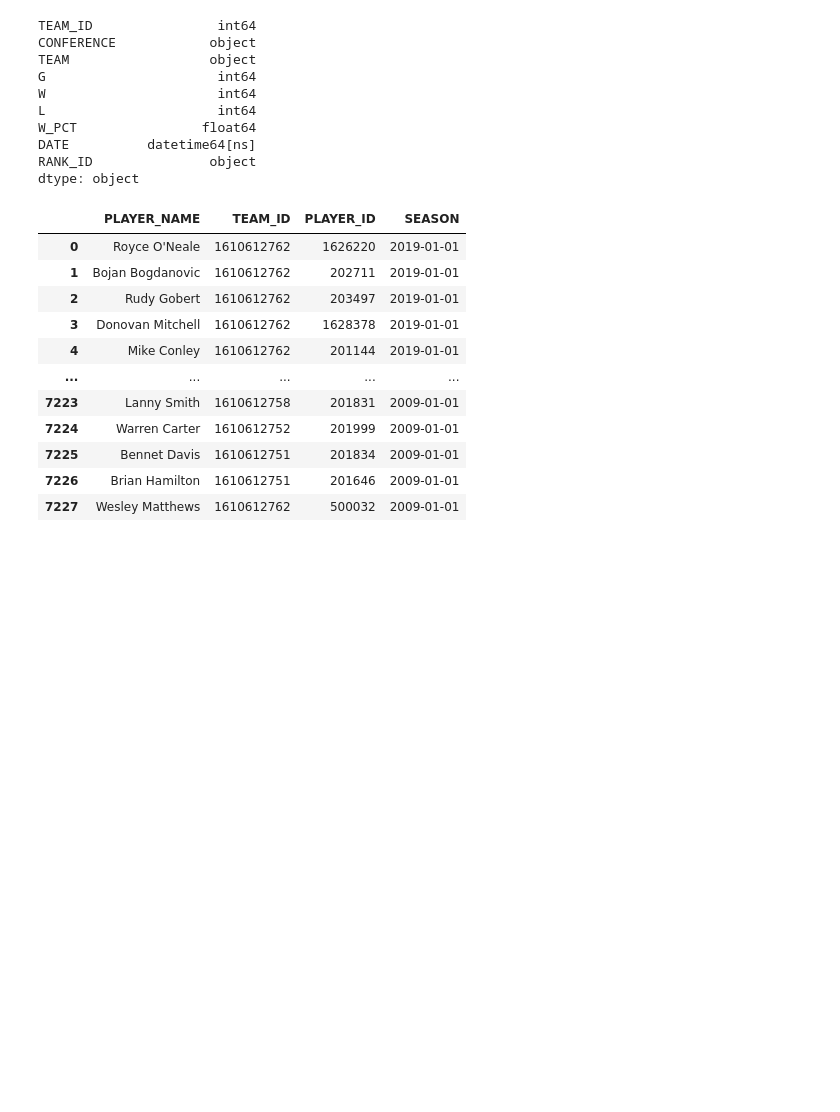
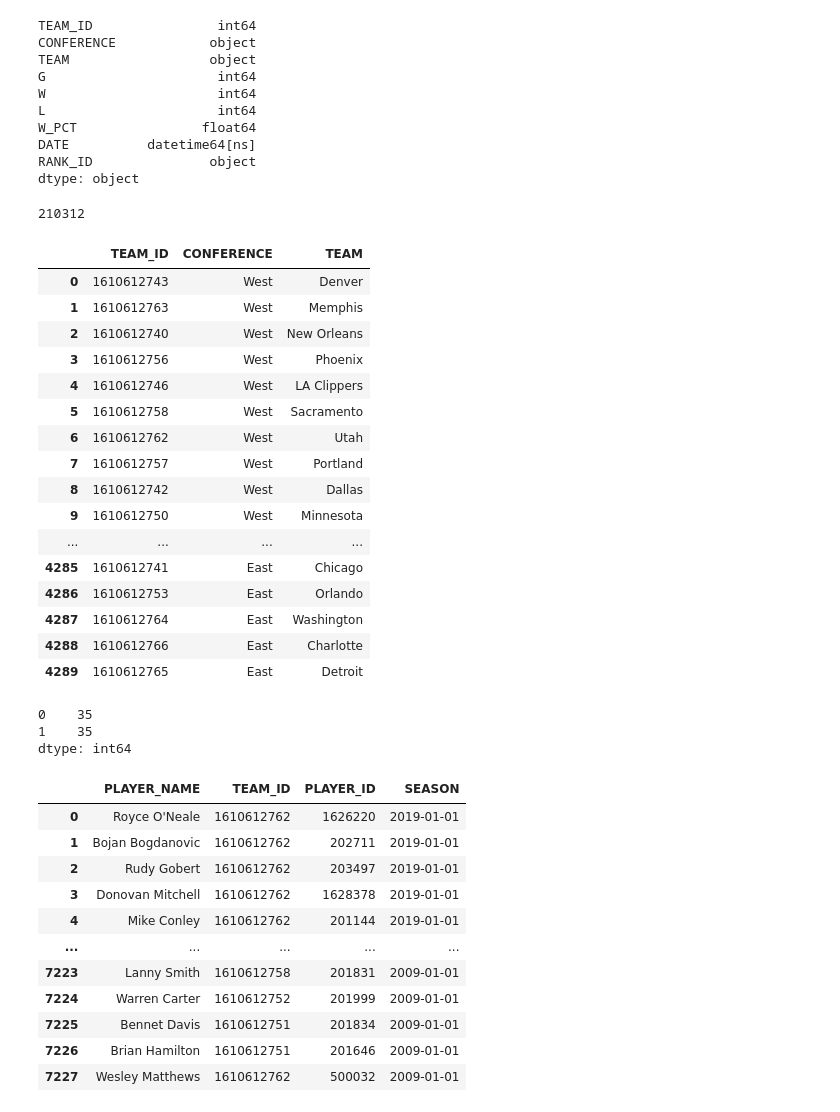
Before and after one commit to mrneuenschwander/Bootcamp-Final-Project, a Jupyter notebook: jupyter/emprrs_washboard.ipynb, the cells around one changed output. Drawn from its saved outputs; the diff is of its cells as text; code cells hidden in the pictures; blank space fills up the shorter version.

```diff
--- a/jupyter/emprrs_washboard.ipynb
+++ b/jupyter/emprrs_washboard.ipynb
@@ -189,6 +198,39 @@ W_PCT                float64
 DATE          datetime64[ns]
 RANK_ID               object
 dtype: object
+# %%
+teams = pd.DataFrame(rankingdf[["TEAM_ID", "CONFERENCE", "TEAM"]])
+teams["TEAM_ID"].duplicated().sum()
+# %% [output]
+210312
+# %%
+teams = teams.drop_duplicates(["TEAM_ID"], keep="first")
+teams
+# %% [output]
+|  | TEAM_ID | CONFERENCE | TEAM |
+| 0 | 1610612743 | West | Denver |
+| 1 | 1610612763 | West | Memphis |
+| 2 | 1610612740 | West | New Orleans |
+| 3 | 1610612756 | West | Phoenix |
+| 4 | 1610612746 | West | LA Clippers |
+| 5 | 1610612758 | West | Sacramento |
+| 6 | 1610612762 | West | Utah |
+| 7 | 1610612757 | West | Portland |
+| 8 | 1610612742 | West | Dallas |
+| 9 | 1610612750 | West | Minnesota |
+| ... | ... | ... | ... |
+| 4285 | 1610612741 | East | Chicago |
+| 4286 | 1610612753 | East | Orlando |
+| 4287 | 1610612764 | East | Washington |
+| 4288 | 1610612766 | East | Charlotte |
+| 4289 | 1610612765 | East | Detroit |
+# %%
+team_group = pd.DataFrame(teams.groupby(["CONFERENCE", "TEAM"]))
+team_group.count()
+# %% [output]
+0    35
+1    35
+dtype: int64
 # %%
 playersdf = pd.read_csv("../resources/preclean/players.csv", parse_dates=["SEASON"])
 playersdf
```
Also changed, not shown: parts of 4 cells of this notebook, 1 other file.
